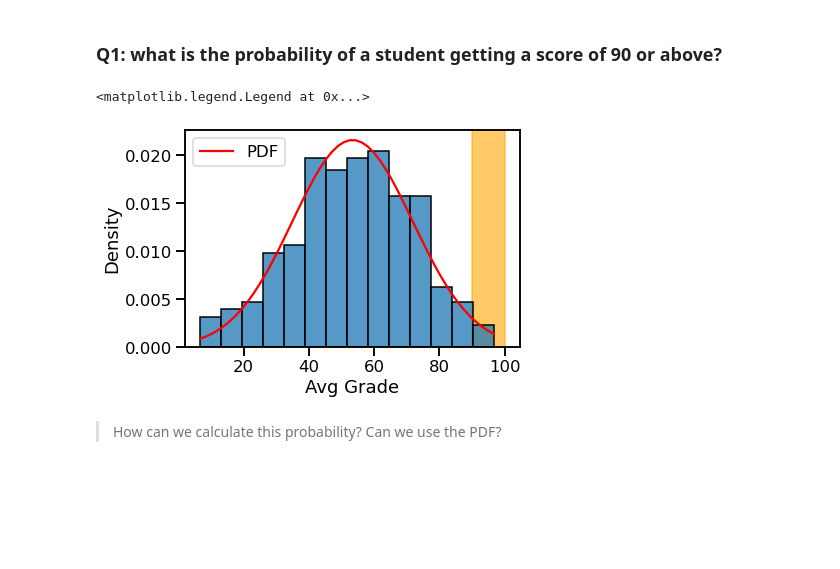
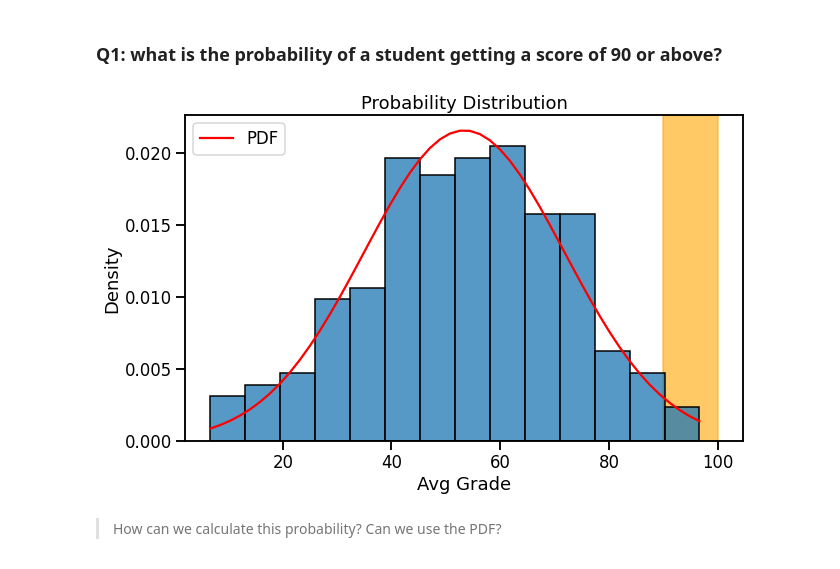
Before and after one commit to coding-dojo-data-science/data-enrichment-wk15-lect01-codealong, a Jupyter notebook: Instructor/SOLUTION - From Distributions to Hypothesis .ipynb, the cells around one changed output. Drawn from its saved outputs; the diff is of its cells as text; code cells hidden in the pictures; blank space fills up the shorter version.

```diff
--- a/Instructor/SOLUTION - From Distributions to Hypothesis .ipynb
+++ b/Instructor/SOLUTION - From Distributions to Hypothesis .ipynb
@@ -146,16 +146,16 @@ plt.legend()
 ### Q1: what is the probability of a student getting a score of 90 or above?
 # %%
 ## Plot the histogram again AND pdf again
+fig,ax = plt.subplots(figsize=(10,6))
 sns.histplot(data=df, x='Avg Grade', stat='density')
-plt.plot(xs,pdf,color='red', label='PDF')
+plt.plot(xs, pdf, color = 'red', label = 'PDF')
+ax.set_title('Probability Distribution')
+## Add a vpsan to the plot showing the region we want to calc prob for
+plt.axvspan(90,100, alpha = 0.6, color = 'orange', zorder = 0)
 
-## Add a vpsan to the plot showing the region we want to calc prob for
-plt.axvspan(90,100,alpha=0.6,color='orange',zorder=0)
-
-plt.legend()
+plt.legend();
 # %% [output]
-<matplotlib.legend.Legend at 0x...>
-[figure, old version]
+[figure, new version]
 # %% [markdown]
 > How can we calculate this probability? Can we use the PDF?
 # %%
```
Also changed, not shown: parts of 15 cells of this notebook, 2 other files.
